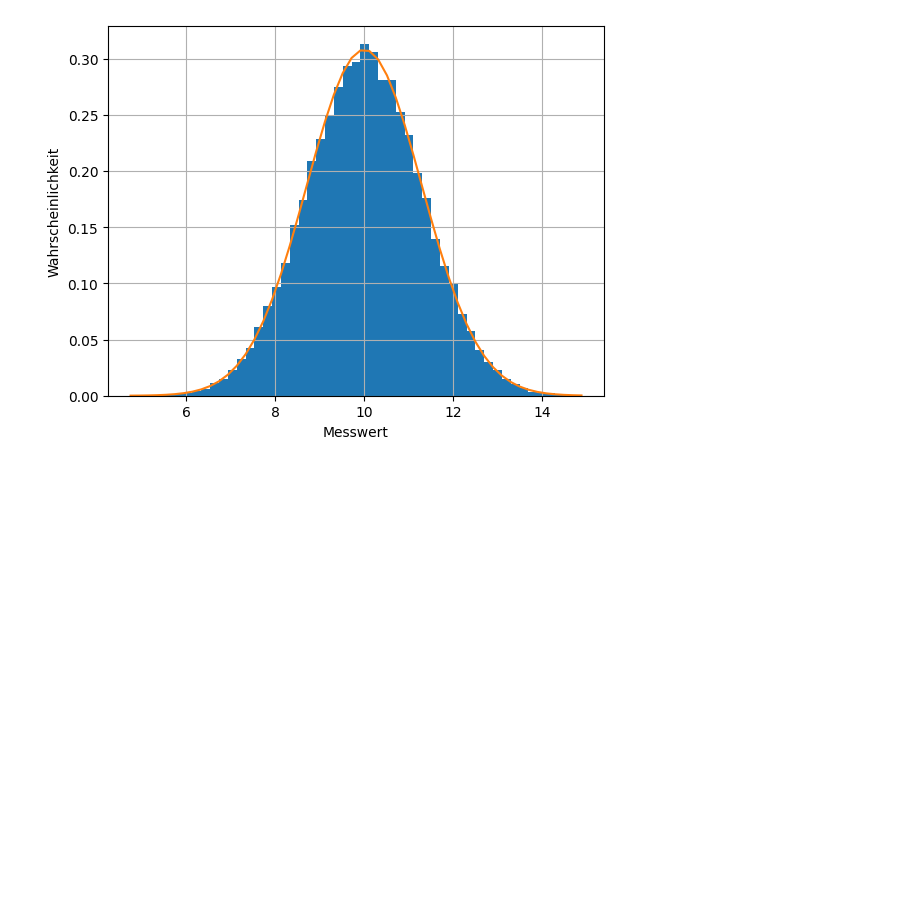
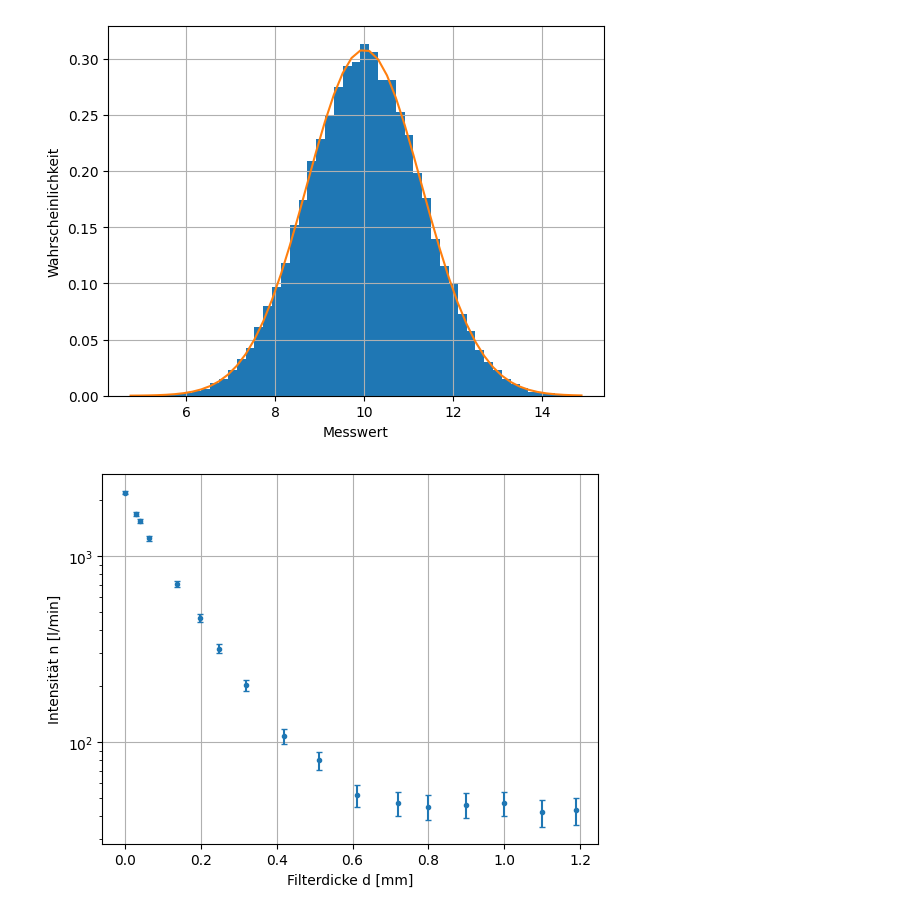
Before and after one commit to markussilberbauer/phmpy, a Jupyter notebook: Kapitel_3.ipynb, the cells around one changed output. Drawn from its saved outputs; the diff is of its cells as text; code cells hidden in the pictures; blank space fills up the shorter version.

```diff
--- a/Kapitel_3.ipynb
+++ b/Kapitel_3.ipynb
@@ -110,3 +110,27 @@ ax.plot(bins, f(bins))
 plt.show()
 # %% [output]
 [figure]
+# %%
+# messdaten_radioaktivitaet
+
+import numpy as np
+import matplotlib.pyplot as plt
+
+# Filterdicke
+d = np.array([0.000, 0.029, 0.039, 0.064, 0.136, 0.198, 0.247, 0.319, 0.419, 0.511, 0.611, 0.719, 0.800, 0.900, 1.000, 1.100, 1.189],dtype=float)
+# Messwerte
+n = np.array([2193, 1691, 1544, 1244, 706, 466, 318, 202, 108, 80, 52, 47, 45, 46, 47, 42, 43], dtype=float)
+# Fehler der Messsung
+dn = np.array([47, 41, 39, 35, 26, 22, 18, 14, 10, 9, 7, 7, 7, 7, 7, 7, 7], dtype=float)
+
+fig = plt.figure()
+ax = fig.add_subplot(1, 1, 1)
+ax.set_xlabel('Filterdicke d [mm]')
+ax.set_ylabel('Intensität n [l/min]')
+ax.set_yscale('log')
+ax.grid()
+
+ax.errorbar(d, n, yerr=dn, fmt='.', capsize=2)
+plt.show()
+# %% [output]
+[figure, added]
```
Also changed, not shown: parts of 2 cells of this notebook, 1 other file.
